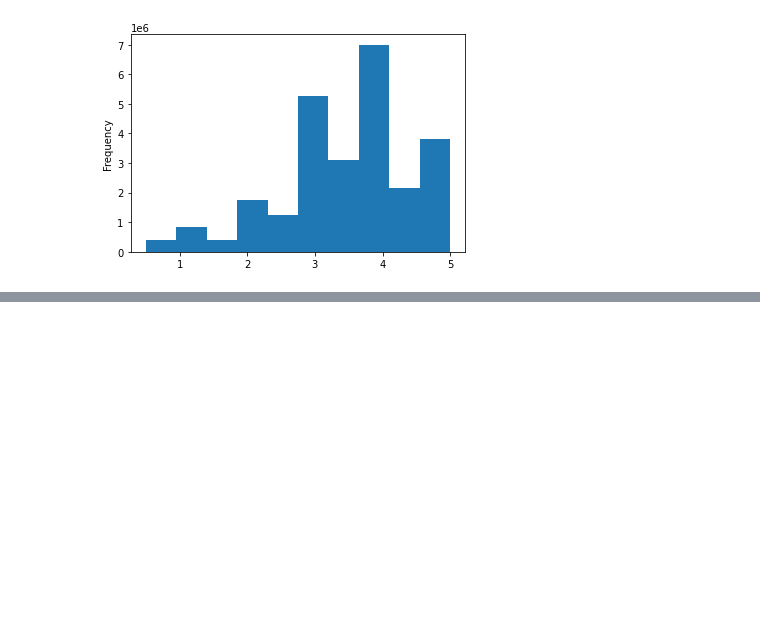
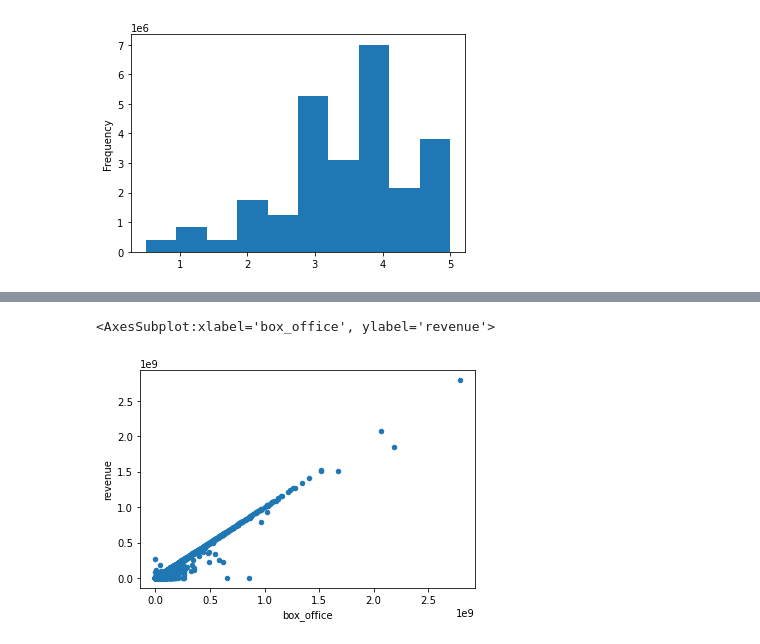
Before and after one commit to WhitLib/movies-etl, a Jupyter notebook: Movies_etl.ipynb, the cells around one changed output, grey strips where cells are left out. Cells and saved outputs as stored; diff of their text form; code cells hidden in the pictures; blank space fills up the shorter version.

```diff
--- a/Movies_etl.ipynb
+++ b/Movies_etl.ipynb
@@ -848,0 +941,6 @@ Name: rating, dtype: float64
+# %%
+# Create another scatter plot for box office data (numeric values)
+movies_df.fillna(0).plot(x='box_office', y='revenue', kind='scatter')
+# %% [output]
+<AxesSubplot:xlabel='box_office', ylabel='revenue'>
+[figure, added]
```
Also changed, not shown: parts of 30 cells of this notebook.
